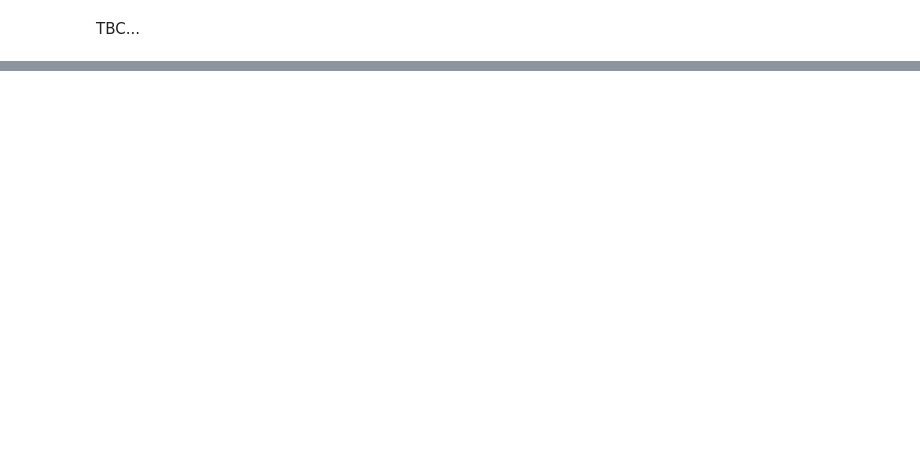
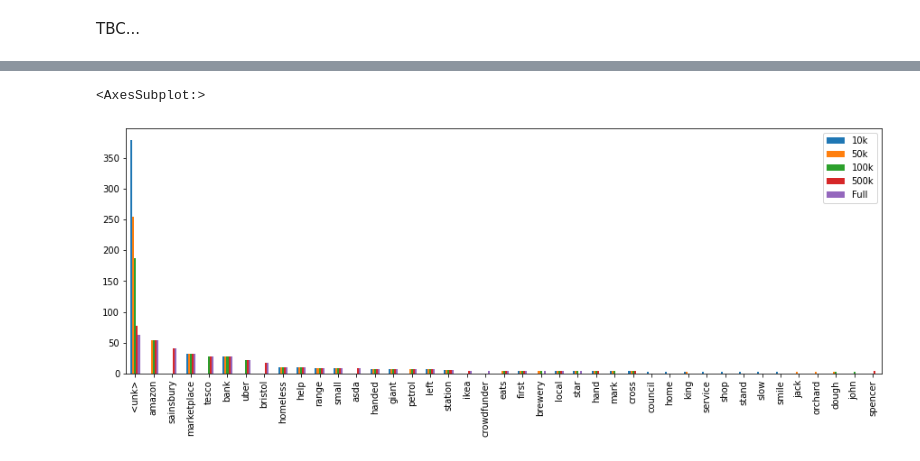
Before and after one commit to HalestormAI/where-did-my-money-go, a Jupyter notebook: notebooks/tokenisation-walkthrough.ipynb, the cells around one changed output, grey strips where cells are left out. Cells and saved outputs as stored; diff of their text form; code cells hidden in the pictures; blank space fills up the shorter version.

```diff
--- a/notebooks/tokenisation-walkthrough.ipynb
+++ b/notebooks/tokenisation-walkthrough.ipynb
@@ -190,0 +244,10 @@ TBC...
+# %%
+pre_processed = [(preprocess_text(r), l)for r, l in zip(data['Vendor'], data['Category'])]
+all_counts =[get_word_histogram_for_vocab(v, pre_processed, 25) for v in vocabs]
+all_counts_df = pd.concat(all_counts, axis=1)
+all_counts_df.columns=("10k", "50k", "100k", "500k", "Full")
+all_counts_df = all_counts_df.sort_values('Full',ascending=False)
+all_counts_df.plot(kind='bar', figsize=(15,5))
+# %% [output]
+<AxesSubplot:>
+[figure, added]
```
Also changed, not shown: parts of 13 cells of this notebook.
